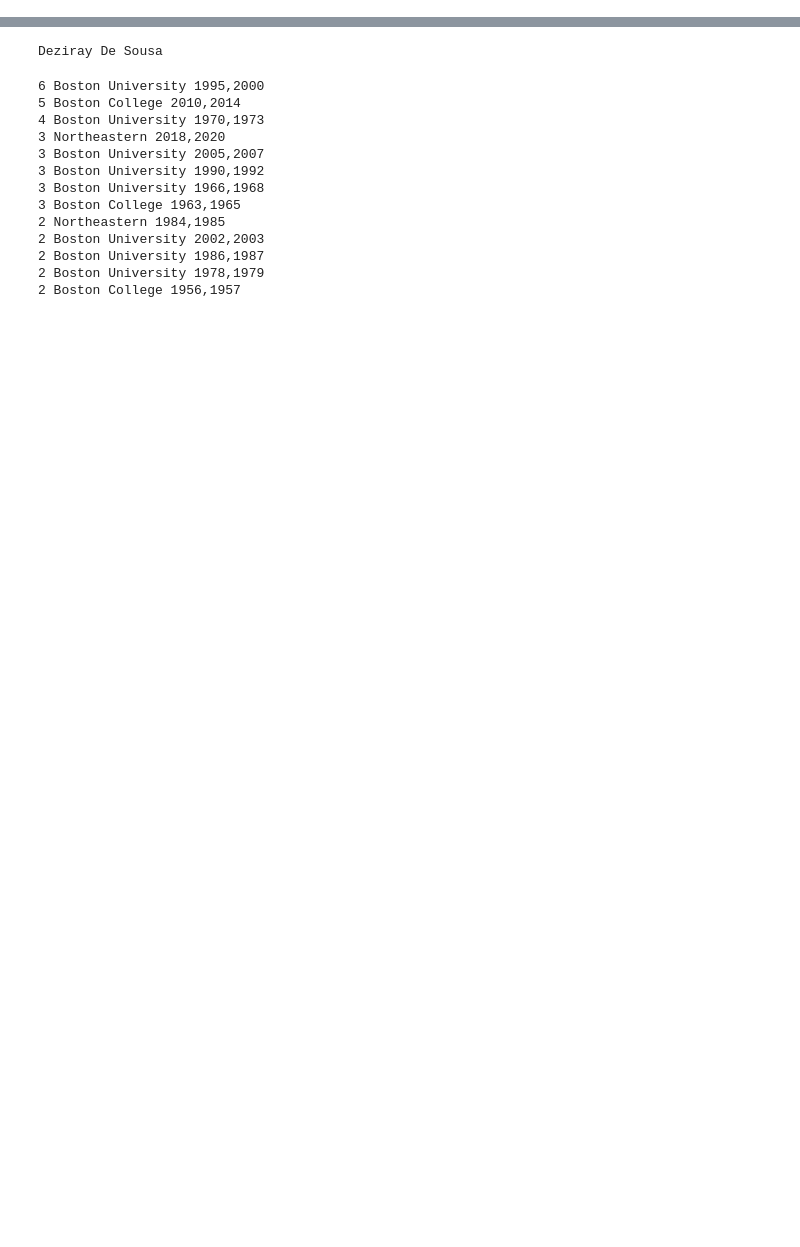
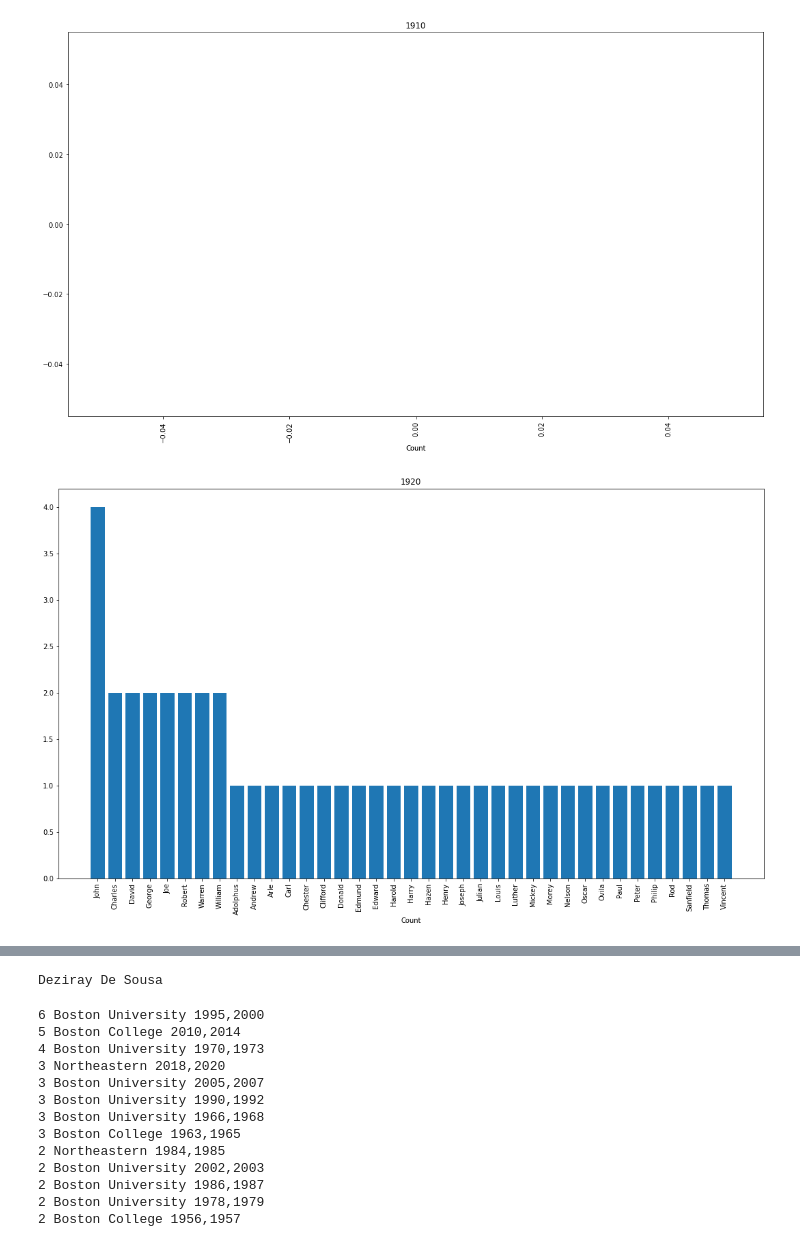
Before and after one commit to redsoxfan2194/buhockeystats, a Jupyter notebook: iPythonNoteBooks/BU Record Book-Clean.ipynb, the cells around one changed output, grey strips where cells are left out. Drawn from its saved outputs; the diff is of its cells as text; code cells hidden in the pictures; blank space fills up the shorter version.

```diff
--- a/iPythonNoteBooks/BU Record Book-Clean.ipynb
+++ b/iPythonNoteBooks/BU Record Book-Clean.ipynb
@@ -2141,0 +2138,20 @@ array(['Boston College', 'Mass. Agricultural', 'MIT', 'Harvard',
+# %%
+n=0
+for decade in range(1910,2030,10):
+    fig =  plt.gcf()
+    fig.set_size_inches(18.5, 10.5)
+    decDict={}
+    for i in nameDecDict.keys():
+        if(i[0]==decade):
+            decDict[i[1]]=nameDecDict[i]
+    decDict = dict(sorted(decDict.items(), key=lambda item: item[1],reverse=True))
+    plt.bar(decDict.keys(),decDict.values())
+    plt.xticks(rotation = 90)
+    plt.xlabel('Name')
+    plt.xlabel('Count')
+    plt.title(decade)
+    plt.show()
+    n+=1
+# %% [output]
+[figure, added]
+[figure, added]
```
Also changed, not shown: parts of 11 cells of this notebook.
